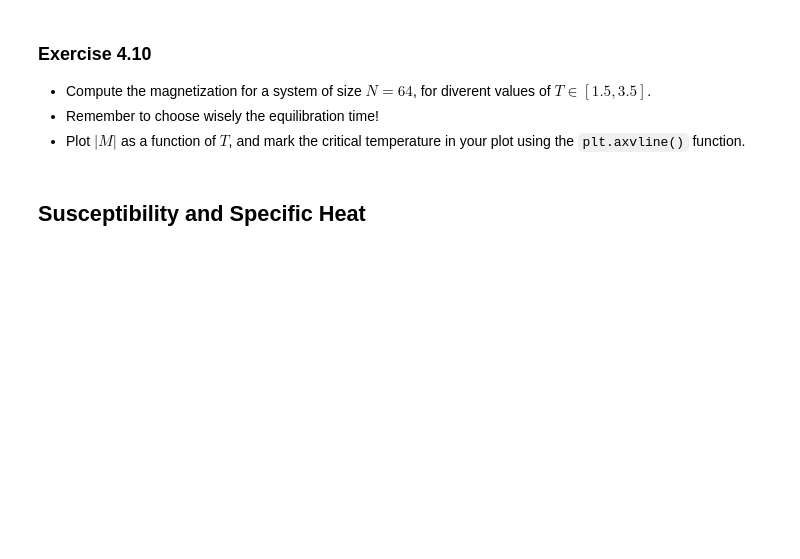
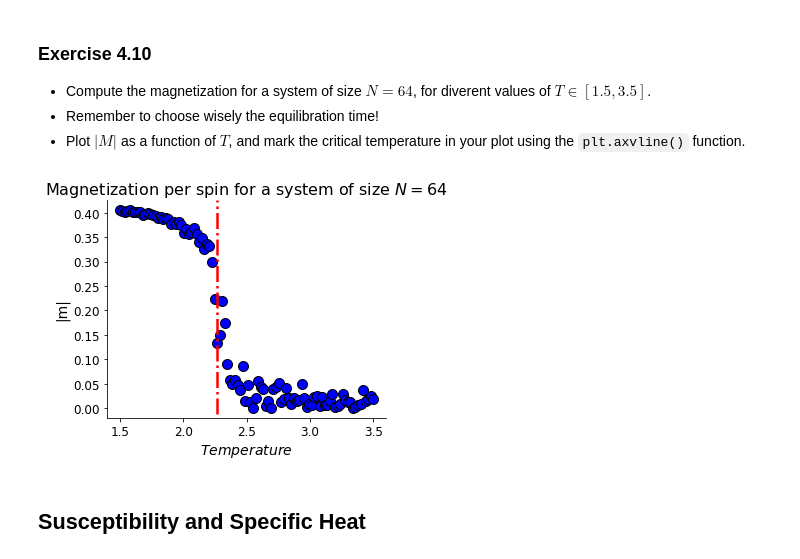
Before and after one commit to Gea97/MeccanicaStatistica2021, a Jupyter notebook: notebooks/4-Ising-Model.ipynb, the cells around one changed output. Cells and saved outputs as stored; diff of their text form; code cells hidden in the pictures; blank space fills up the shorter version.

```diff
--- a/notebooks/4-Ising-Model.ipynb
+++ b/notebooks/4-Ising-Model.ipynb
@@ -442,4 +447,6 @@ To do a fair comparison, remember to take into account what "one update" means f
 # %%
 %%timeit
 # your Ising implementation running for some number of updates
-...
+N=100; config = create_initial_config(N=N)
+for _ in range(N**2):
+    metropolis_single_update(config, T=2/np.log(1+np.sqrt(2)))
@@ -446,4 +455,5 @@ To do a fair comparison, remember to take into account what "one update" means f
 # %%
 %%timeit
 # Sethan's implementation running for some **equivalent** number of updates
-...
+ising = IsingModel(N=100, T=2/np.log(1+np.sqrt(2)), H=0)
+ising.SweepMetropolis(nTimes=1)
@@ -481,11 +527,11 @@ def calculate_magnetization(system_size=None, temperature=None, equilibration_ti
 
     """
     # instantiate model
-    ...
+    ising = IsingModel(N=system_size, T=temperature, H=0)
     # equilibrate
-    ...
+    ising.SweepWolff(nTimes=equilibration_time)
     # compute magnetization
-    ...
+    m = (ising.lattice*2-1).sum() / N**2
     return m
 # %% [markdown]
 ### Exercise 4.10
@@ -494,38 +540,41 @@ def calculate_magnetization(system_size=None, temperature=None, equilibration_ti
 + Plot $|M|$ as a function of $T$, and mark the critical temperature in your plot using the `plt.axvline()` function.
 # %%
 # define range of temperatures
-temperatures = np.linspace(..., ..., num=...)
+temperatures = np.linspace(1.5, 3.5, num=100)
 # system size
-system_size = ...
+system_size = 64
 # equilibration time
-equilibration_time = ...
+equilibration_time = 20
 
 # loop over temperatures, compute magnetizations
 magnetizations = []
 for temperature in temperatures:
-    magnetization = ...
+    magnetization = abs(calculate_magnetization(system_size, temperature, equilibration_time))
     magnetizations.append(magnetization)
 # %%
 # define critical temperature
-T_c = ...
+T_c = 2/np.log(1+np.sqrt(2))
 
 mpl.rcParams['axes.spines.right'] = False
 mpl.rcParams['axes.spines.top'] = False
 
 fig, ax = plt.subplots(1, 1, figsize=(5,4))
 ax.scatter(
-    ..., ...,
-    # style keywords
-    edgecolors=..., color=..., s=...
+    temperatures, magnetizations,
+    #style keywords
+    edgecolors="black", color="blue",
+    s=100
 )
 ax.axvline(
-    ...,
+    x=T_c, ymin=-0.5, ymax=1,
     # style keywords
-    c=..., lw=..., ls=...
+    c="red", lw=2.5, ls="-."
 )
-ax.set_title(...)
-ax.set_xlabel(...)
-ax.set_ylabel(...)
+ax.set_title(r"Magnetization per spin for a system of size $N=64$")
+ax.set_xlabel(r"$Temperature$")
+ax.set_ylabel(r"|m|");
+# %% [output]
+[figure, added]
 # %% [markdown]
 ## Susceptibility and Specific Heat
 # %% [markdown]
```
Also changed, not shown: parts of 46 cells of this notebook.
